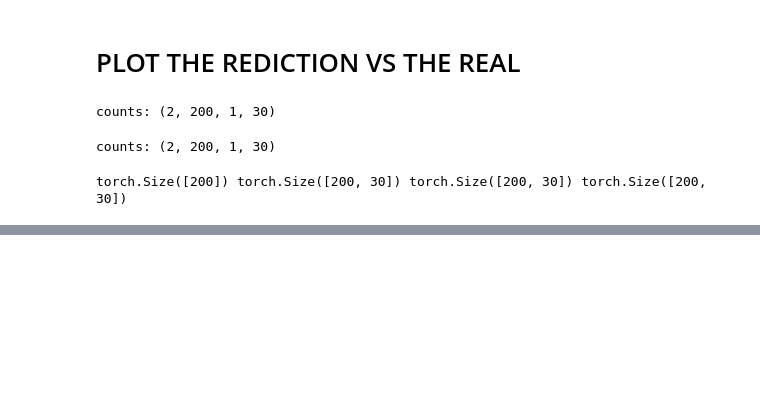
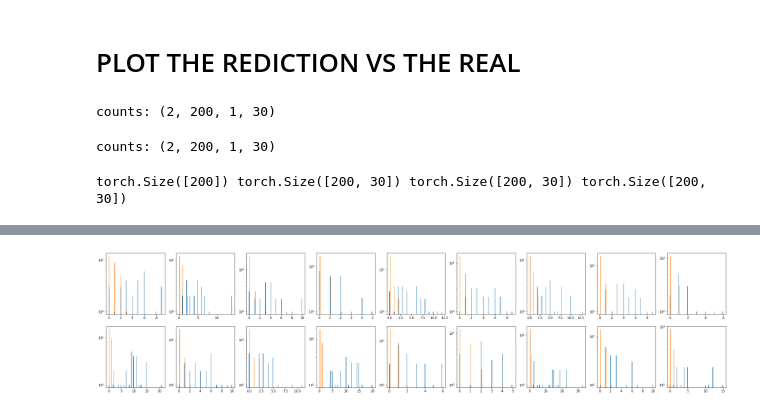
Before and after one commit to broadinstitute/tissue_purifier, a Jupyter notebook: notebooks/tp_02_validation_PYRO.ipynb, the cells around one changed output, grey strips where cells are left out. Drawn from its saved outputs; the diff is of its cells as text; code cells hidden in the pictures; blank space fills up the shorter version.

```diff
--- a/notebooks/tp_02_validation_PYRO.ipynb
+++ b/notebooks/tp_02_validation_PYRO.ipynb
@@ -382,0 +398,4 @@ fig2
+# %%
+fig_B
+# %% [output]
+[figure, added]
```
Also changed, not shown: parts of 9 cells of this notebook.
